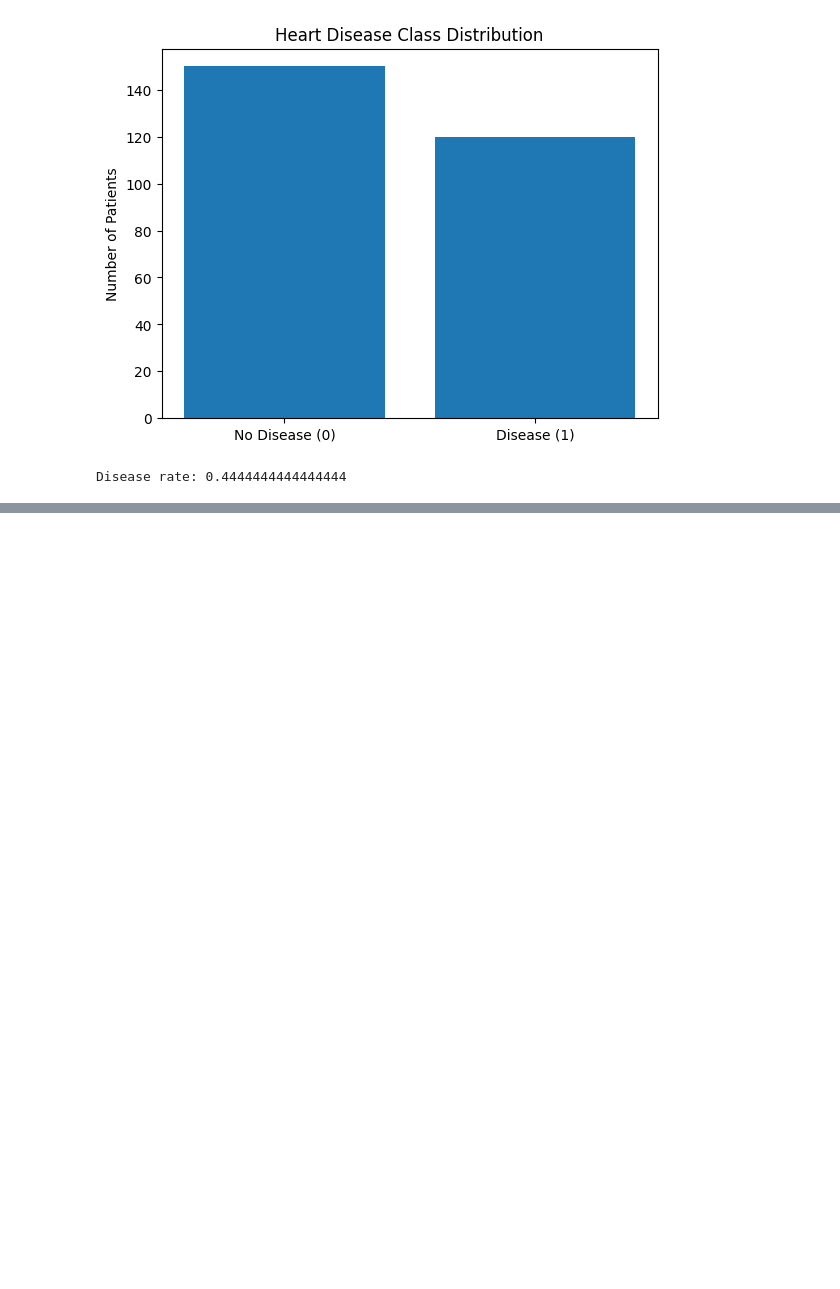
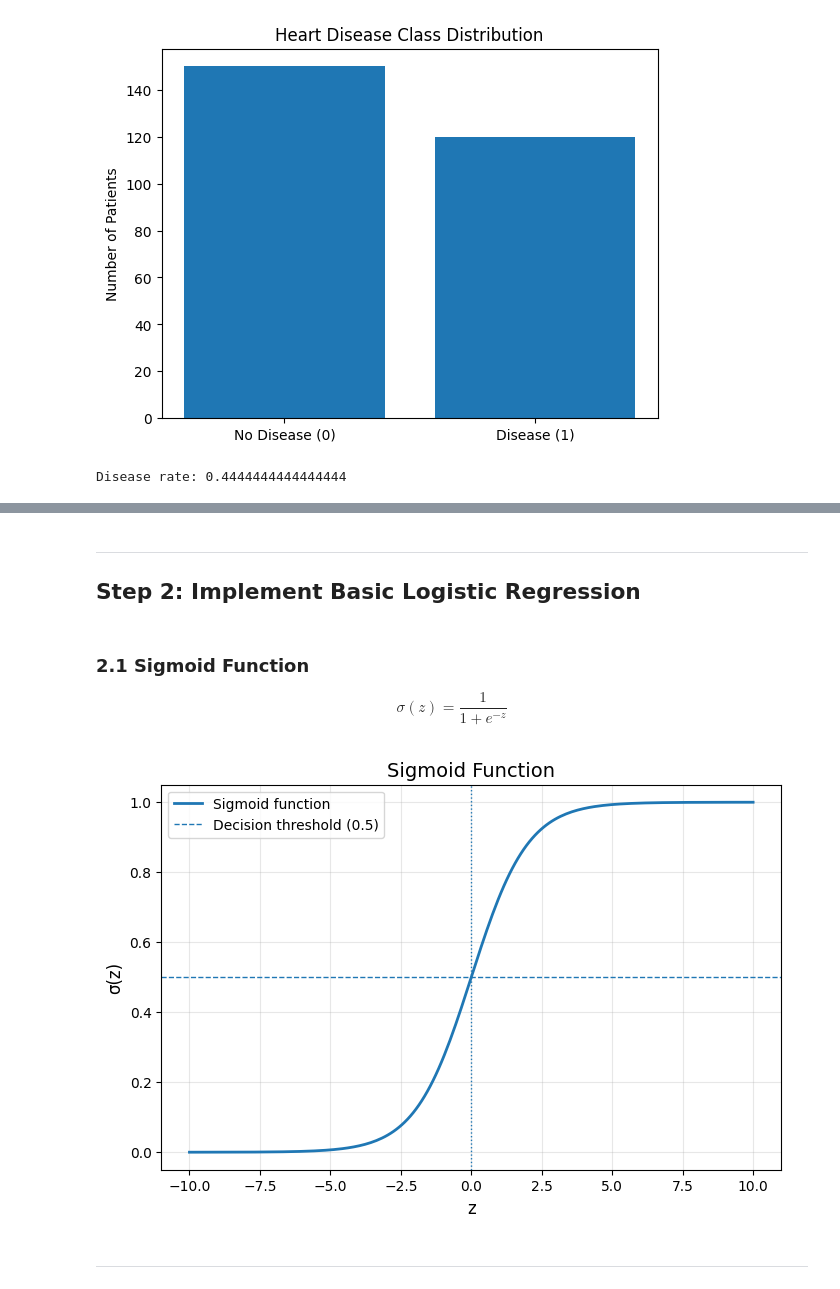
Before and after one commit to Eliza-05/Logistic-Regression, a Jupyter notebook: heart_disease_lr_analysis.ipynb, the cells around one changed output, grey strips where cells are left out. Drawn from its saved outputs; the diff is of its cells as text; code cells hidden in the pictures; blank space fills up the shorter version.

Commit message:
feat: Completed Steps and Readme

```diff
--- a/heart_disease_lr_analysis.ipynb
+++ b/heart_disease_lr_analysis.ipynb
@@ -184,0 +426,55 @@ Test disease rate : 0.4444444444444444
+# %% [markdown]
+---
+## Step 2: Implement Basic Logistic Regression
+# %% [markdown]
+### 2.1 Sigmoid Function
+
+
+$$
+\sigma(z) = \frac{1}{1 + e^{-z}}
+$$
+# %%
+def sigmoid(z):
+    """
+    Compute the sigmoid of z.
+    """
+    return 1 / (1 + np.exp(-z))
+
+z_values = np.linspace(-10, 10, 200)
+sig_values = sigmoid(z_values)
+
+plt.figure(figsize=(8, 5))
+
+plt.plot(
+    z_values,
+    sig_values,
+    linewidth=2,
+    label="Sigmoid function"
+)
+
+plt.axhline(
+    0.5,
+    linestyle="--",
+    linewidth=1,
+    label="Decision threshold (0.5)"
+)
+
+plt.axvline(
+    0,
+    linewidth=1,
+    linestyle=":"
+)
+
+plt.title("Sigmoid Function", fontsize=14)
+plt.xlabel("z", fontsize=12)
+plt.ylabel("σ(z)", fontsize=12)
+
+plt.ylim(-0.05, 1.05)
+plt.grid(alpha=0.3)
+plt.legend()
+
+plt.show()
+# %% [output]
+[figure, added]
+# %% [markdown]
+---
```
Also changed, not shown: parts of 125 cells of this notebook, 20 other files.
